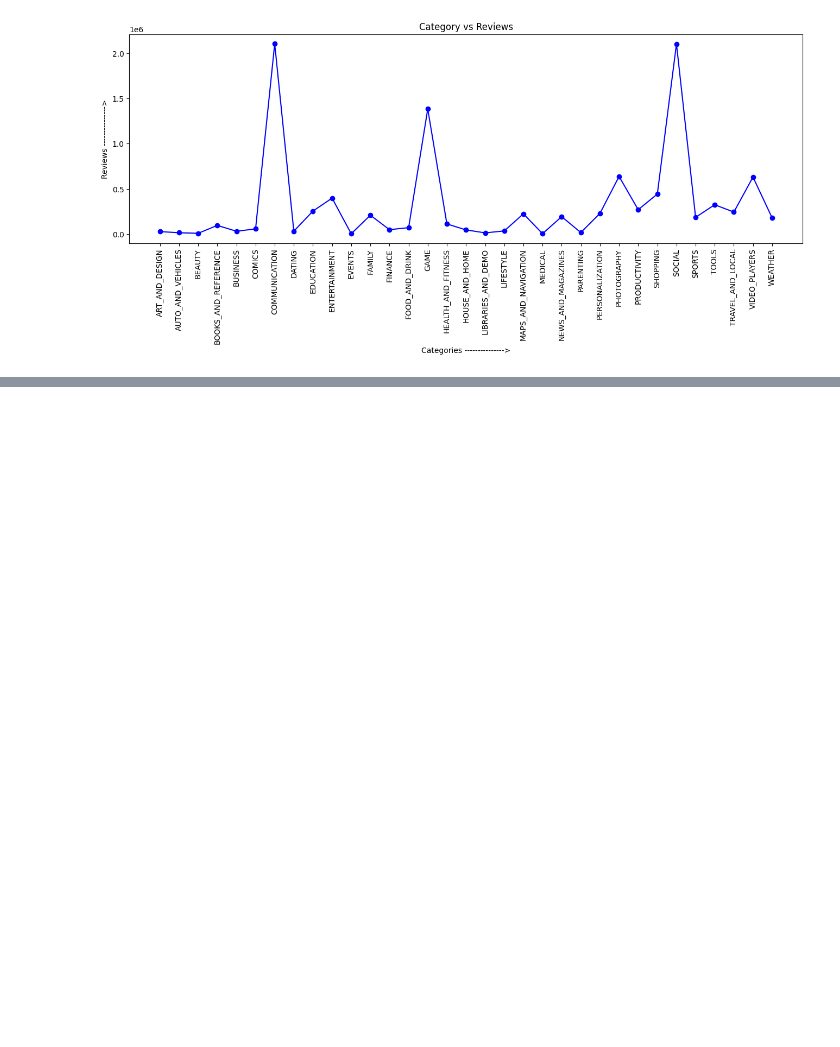
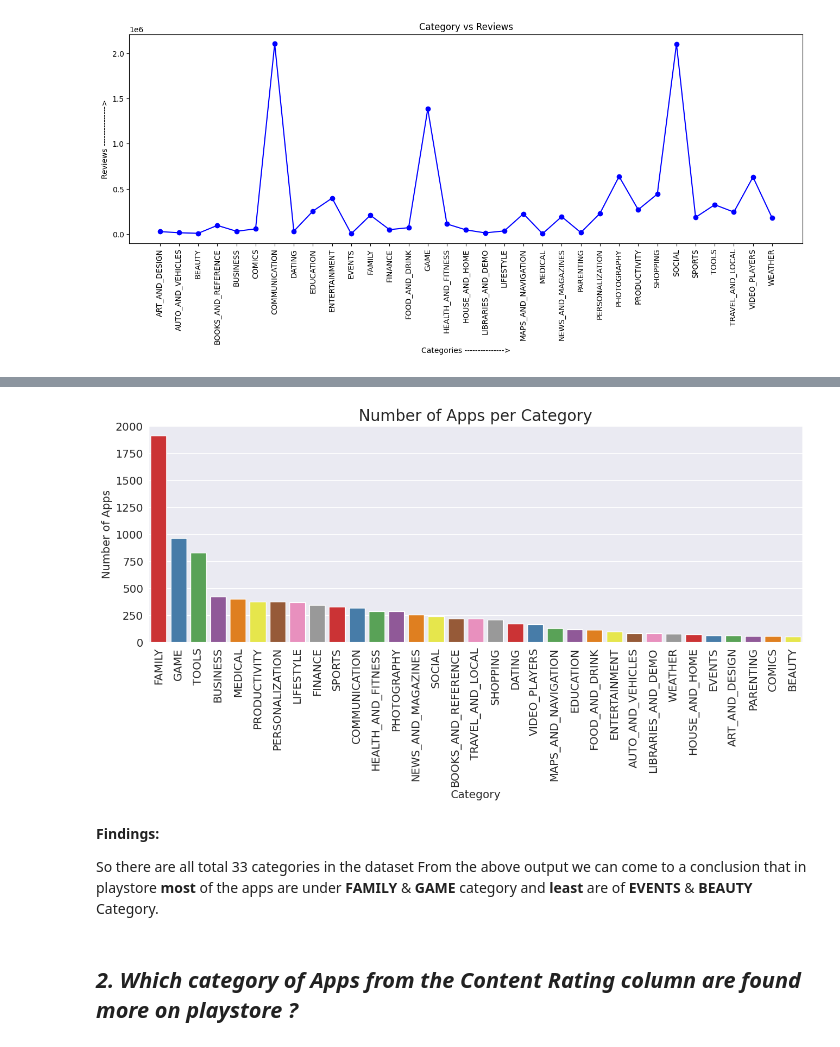
Before and after one commit to Harshalkumar96/Play_Store_App_Review_EDA_Project, a Jupyter notebook: Google_App_Rating_EDA_Project.ipynb, the cells around one changed output, grey strips where cells are left out. Cells and saved outputs as stored; diff of their text form; code cells hidden in the pictures; blank space fills up the shorter version.

```diff
--- a/Google_App_Rating_EDA_Project.ipynb
+++ b/Google_App_Rating_EDA_Project.ipynb
@@ -480,0 +763,15 @@ plt.show()
+# %%
+plt.figure(figsize=(15,5))
+ax = sns.countplot(x='Category', data=df, palette="Set1", order = df['Category'].value_counts().index)
+plt.ylabel("Number of Apps")
+plt.title("Number of Apps per Category", size=20)
+for item in ax.get_xticklabels():
+    item.set_rotation(90)
+# %% [output]
+[figure, added]
+# %% [markdown]
+**Findings:**
+
+So there are all total 33 categories in the dataset From the above output we can come to a conclusion that in playstore **most** of the apps are under **FAMILY** & **GAME** category and **least** are of **EVENTS** & **BEAUTY** Category.
+# %% [markdown]
+## ***2. Which category of Apps from the Content Rating column are found more on playstore ?***
```
Also changed, not shown: parts of 92 cells of this notebook.
